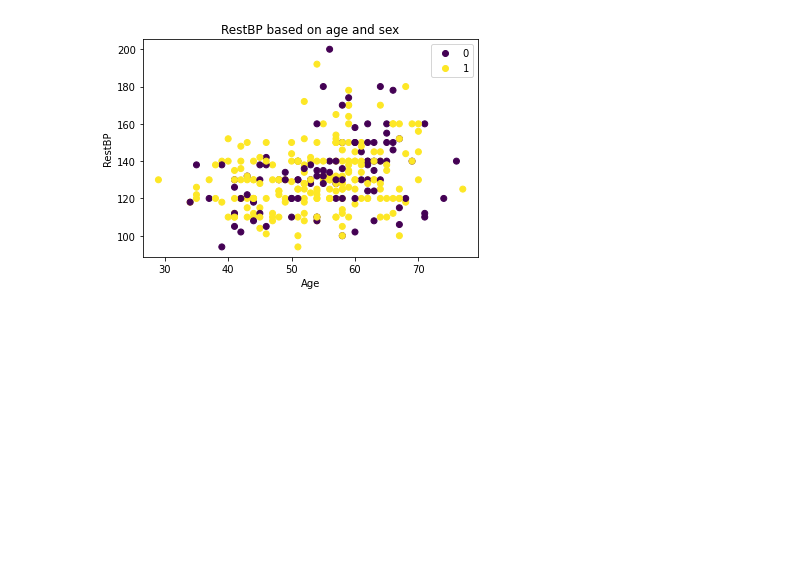
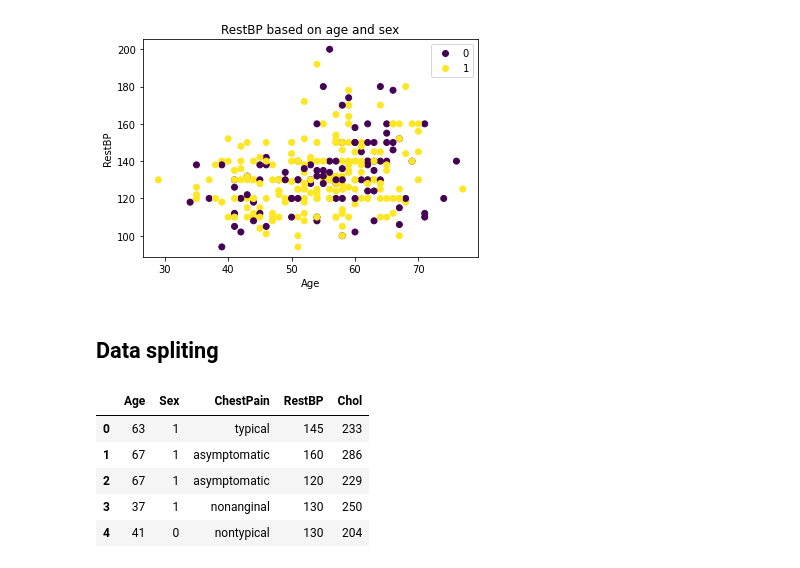
Before and after one commit to somesh4545/TE-Labs, a Jupyter notebook: ML/Practical_1/prac1.ipynb, the cells around one changed output. Drawn from its saved outputs; the diff is of its cells as text; code cells hidden in the pictures; blank space fills up the shorter version.

```diff
--- a/ML/prac1.ipynb
+++ b/ML/Practical_1/prac1.ipynb
@@ -135,3 +141,15 @@ plt.legend(s.legend_elements()[0], list(set(df.Sex)))
 plt.show()
 # %% [output]
 [figure]
+# %% [markdown]
+## Data spliting
+# %%
+X = df[['Age', 'Sex', 'ChestPain', 'RestBP', 'Chol']]
+X.head()
+# %% [output]
+|  | Age | Sex | ChestPain | RestBP | Chol |
+| 0 | 63 | 1 | typical | 145 | 233 |
+| 1 | 67 | 1 | asymptomatic | 160 | 286 |
+| 2 | 67 | 1 | asymptomatic | 120 | 229 |
+| 3 | 37 | 1 | nonanginal | 130 | 250 |
+| 4 | 41 | 0 | nontypical | 130 | 204 |
```
Also changed, not shown: parts of 12 cells of this notebook, 2 other files.
